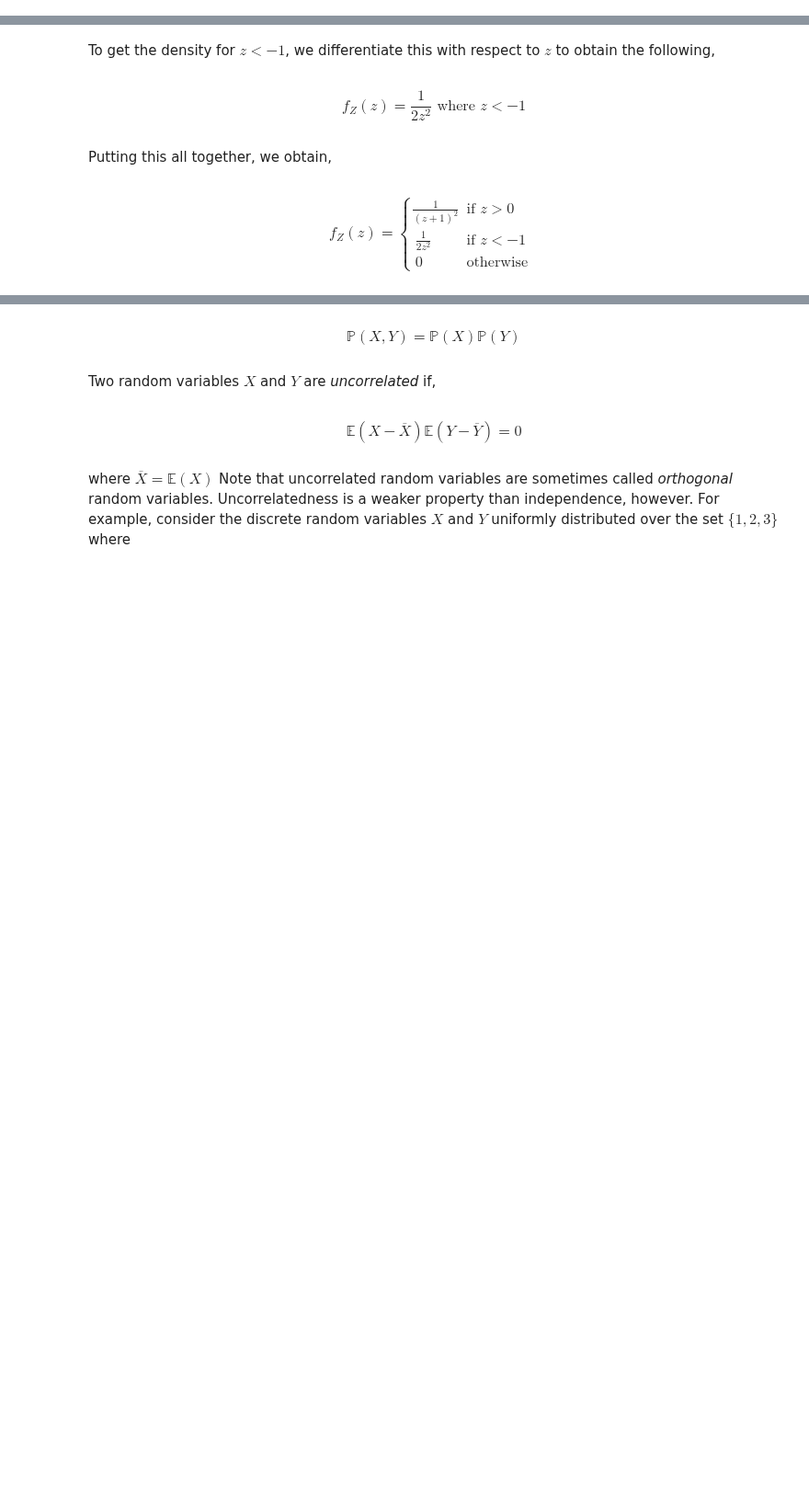
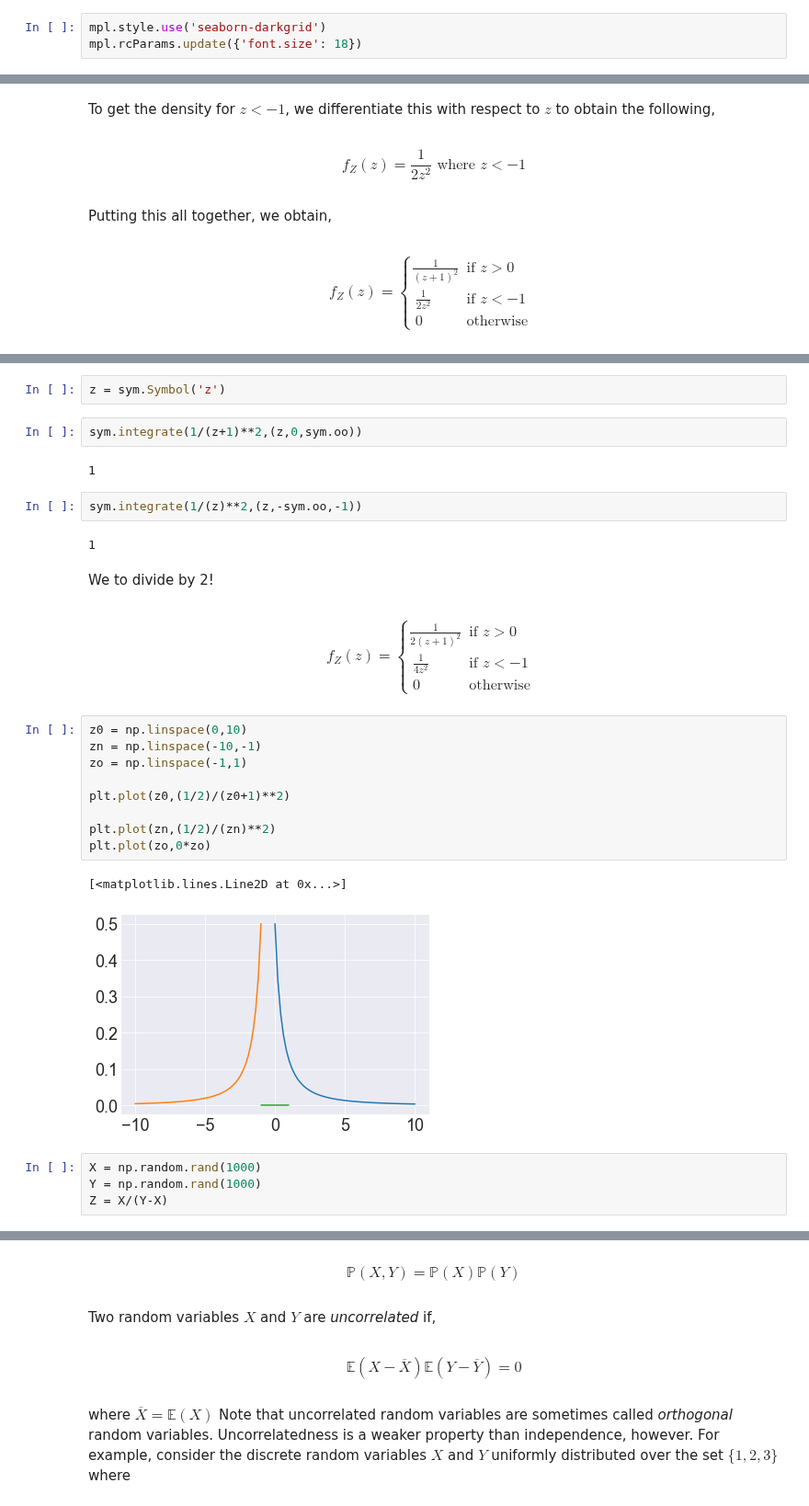
Before and after one commit to hvribeiro/MCSC1, a Jupyter notebook: aulas/02.1 - Introduction to probability.ipynb, the cells around one changed output, grey strips where cells are left out. Shown at 92% size. Saved outputs shown, nothing was run; the diff lists cells and outputs as text; blank space fills up the shorter version.

```diff
--- a/aulas/02.1 - Introduction to probability.ipynb
+++ b/aulas/02.1 - Introduction to probability.ipynb
@@ -4,5 +5,8 @@ import pandas as pd
 from matplotlib import pyplot as plt
 %matplotlib inline
+# %%
+mpl.style.use('seaborn-darkgrid')
+mpl.rcParams.update({'font.size': 18})
 # %%
 pd.options.display.max_rows = 10
 # %% [markdown]
@@ -932,0 +977,37 @@ $$
+# %%
+z = sym.Symbol('z')
+# %%
+sym.integrate(1/(z+1)**2,(z,0,sym.oo))
+# %% [output]
+1
+# %%
+sym.integrate(1/(z)**2,(z,-sym.oo,-1))
+# %% [output]
+1
+# %% [markdown]
+We to divide by 2!
+# %% [markdown]
+$$
+f_Z(z) =
+\begin{cases}
+      \frac{1}{2(z+1)^2}     & \mbox{if }  z > 0 \\\
+      \frac{1}{4 z^2}       & \mbox{if }  z < -1 \\\
+      0 & \mbox{otherwise }
+\end{cases}
+$$
+# %%
+z0 = np.linspace(0,10)
+zn = np.linspace(-10,-1)
+zo = np.linspace(-1,1)
+
+plt.plot(z0,(1/2)/(z0+1)**2)
+
+plt.plot(zn,(1/2)/(zn)**2)
+plt.plot(zo,0*zo)
+# %% [output]
+[<matplotlib.lines.Line2D at 0x...>]
+[figure, added]
+# %%
+X = np.random.rand(1000)
+Y = np.random.rand(1000)
+Z = X/(Y-X)
```
Also changed, not shown: parts of 17 cells of this notebook.
